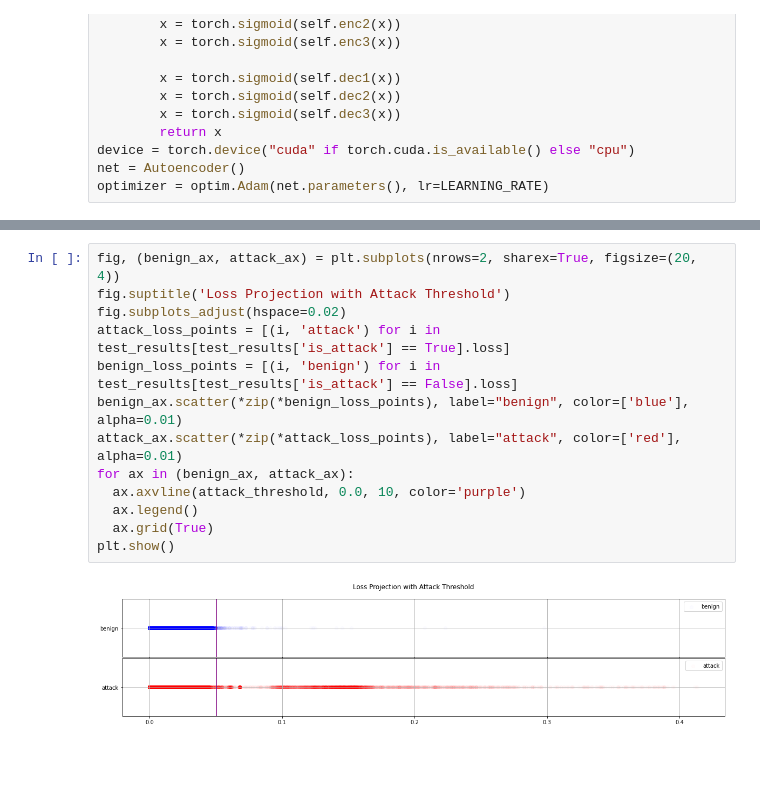
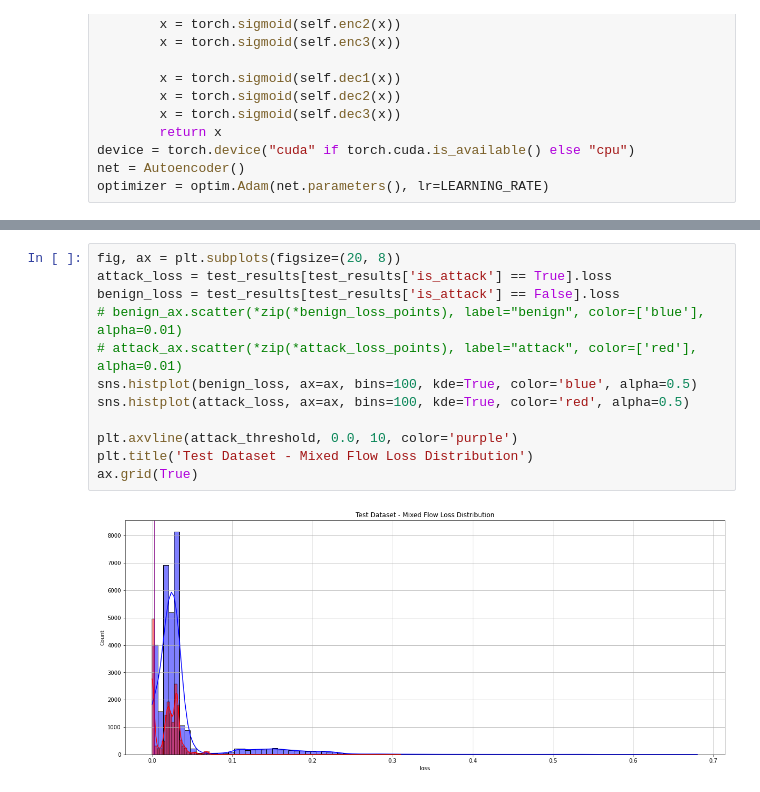
Before and after one commit to ArifulIslamPreence/IoT-TCP-Attack-detection, a Jupyter notebook: notebooks/tran_autoencoder.ipynb, the cells around one changed output, grey strips where cells are left out. Drawn from its saved outputs; the diff is of its cells as text; blank space fills up the shorter version.

Commit message:
Adding histograms for benign and attack flows - using re-labelled data

```diff
--- a/notebooks/tran_autoencoder.ipynb
+++ b/notebooks/tran_autoencoder.ipynb
@@ -204,18 +221,17 @@ weighted avg       0.75      0.47      0.37     50000
 # %%
-fig, (benign_ax, attack_ax) = plt.subplots(nrows=2, sharex=True, figsize=(20, 4))
-fig.suptitle('Loss Projection with Attack Threshold')
-fig.subplots_adjust(hspace=0.02)
-attack_loss_points = [(i, 'attack') for i in test_results[test_results['is_attack'] == True].loss]
-benign_loss_points = [(i, 'benign') for i in test_results[test_results['is_attack'] == False].loss]
-benign_ax.scatter(*zip(*benign_loss_points), label="benign", color=['blue'], alpha=0.01)
-attack_ax.scatter(*zip(*attack_loss_points), label="attack", color=['red'], alpha=0.01)
-for ax in (benign_ax, attack_ax):
-  ax.axvline(attack_threshold, 0.0, 10, color='purple')
-  ax.legend()
-  ax.grid(True)
-plt.show()
+fig, ax = plt.subplots(figsize=(20, 8))
+attack_loss = test_results[test_results['is_attack'] == True].loss
+benign_loss = test_results[test_results['is_attack'] == False].loss
+# benign_ax.scatter(*zip(*benign_loss_points), label="benign", color=['blue'], alpha=0.01)
+# attack_ax.scatter(*zip(*attack_loss_points), label="attack", color=['red'], alpha=0.01)
+sns.histplot(benign_loss, ax=ax, bins=100, kde=True, color='blue', alpha=0.5)
+sns.histplot(attack_loss, ax=ax, bins=100, kde=True, color='red', alpha=0.5)
+
+plt.axvline(attack_threshold, 0.0, 10, color='purple')
+plt.title('Test Dataset - Mixed Flow Loss Distribution')
+ax.grid(True)
 # %% [output]
-[figure, old version]
+[figure, new version]
 # %%
 sns.displot(test_results.loss, bins=100, kde=True, color='purple', height=6, aspect=16/6)
 plt.axvline(attack_threshold, 0.0, 10, color='r')
```
Also changed, not shown: parts of 11 cells of this notebook.
